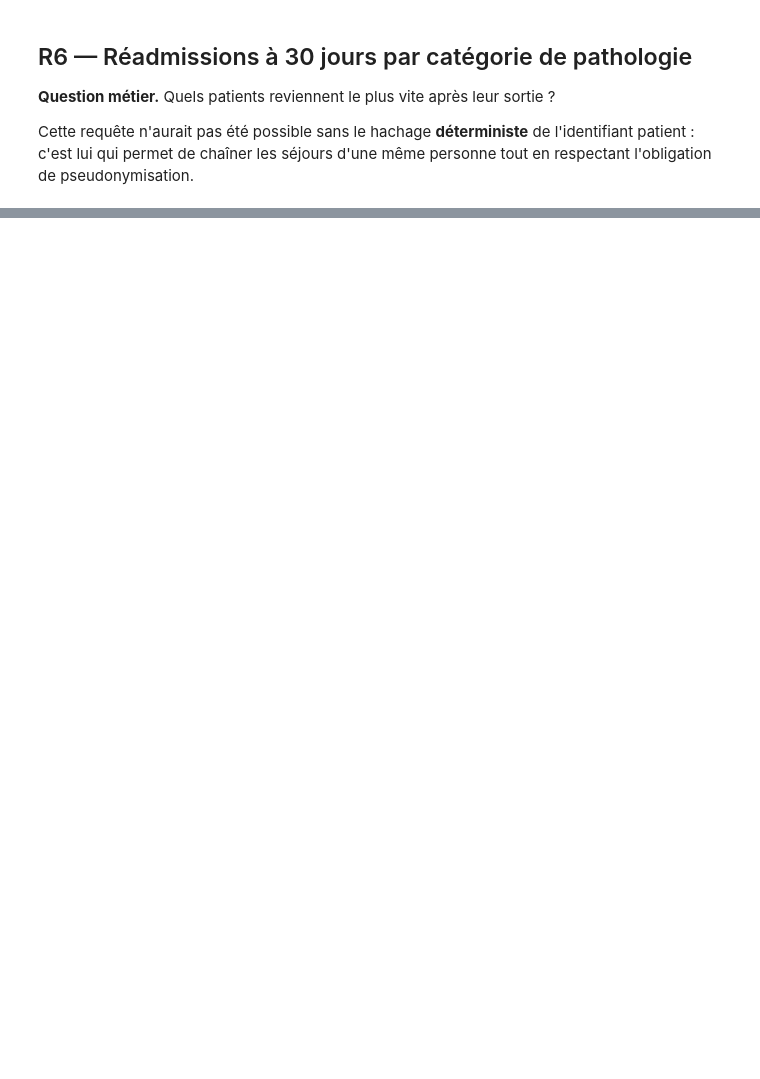
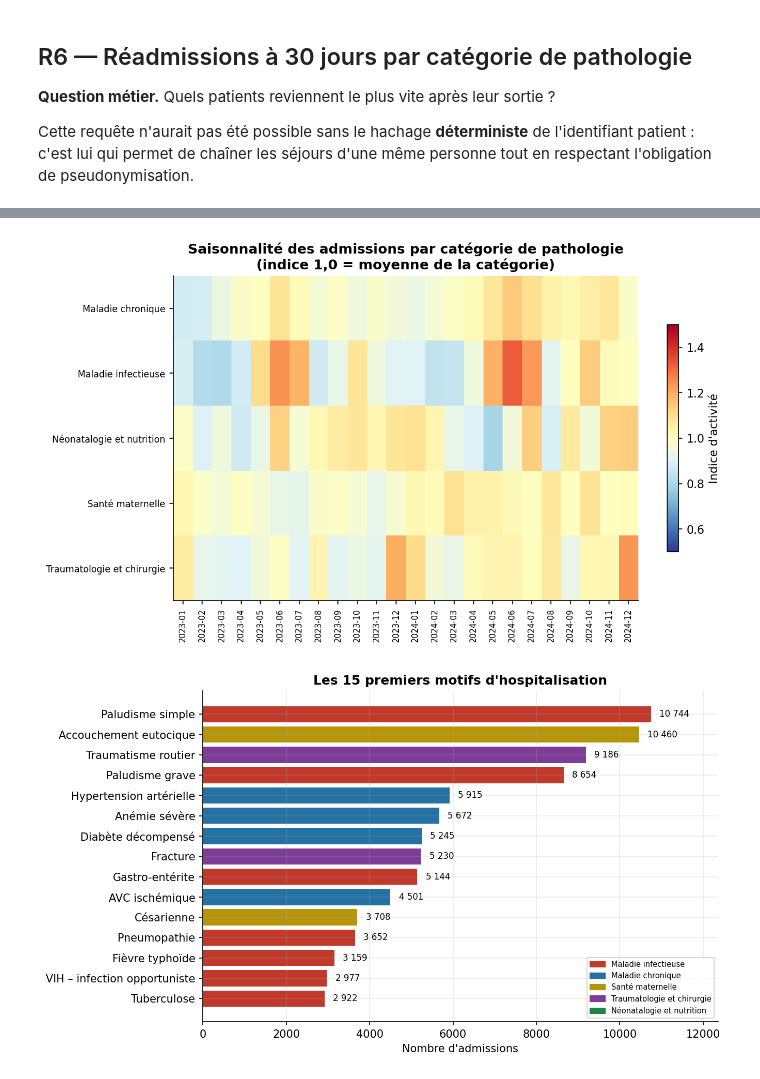
Before and after one commit to Vxell/projet-de-chu-treichville, a Jupyter notebook: notebooks/pipeline_etl.ipynb, the cells around one changed output, grey strips where cells are left out. Cells and saved outputs as stored; diff of their text form; code cells hidden in the pictures; blank space fills up the shorter version.

```diff
--- a/notebooks/pipeline_etl.ipynb
+++ b/notebooks/pipeline_etl.ipynb
@@ -846,0 +841,2 @@ r6
+# %%
+fichiers = generer_dashboard(dimensions, faits, dossier=str(racine / "dashboards"))
@@ -846,0 +851,8 @@ r6
+# %%
+from IPython.display import Image, display
+
+for chemin in sorted(fichiers)[1:]:
+    display(Image(filename=chemin, width=760))
+# %% [output]
+[figure, added]
+[figure, added]
```
Also changed, not shown: parts of 12 cells of this notebook, 3 other files.
